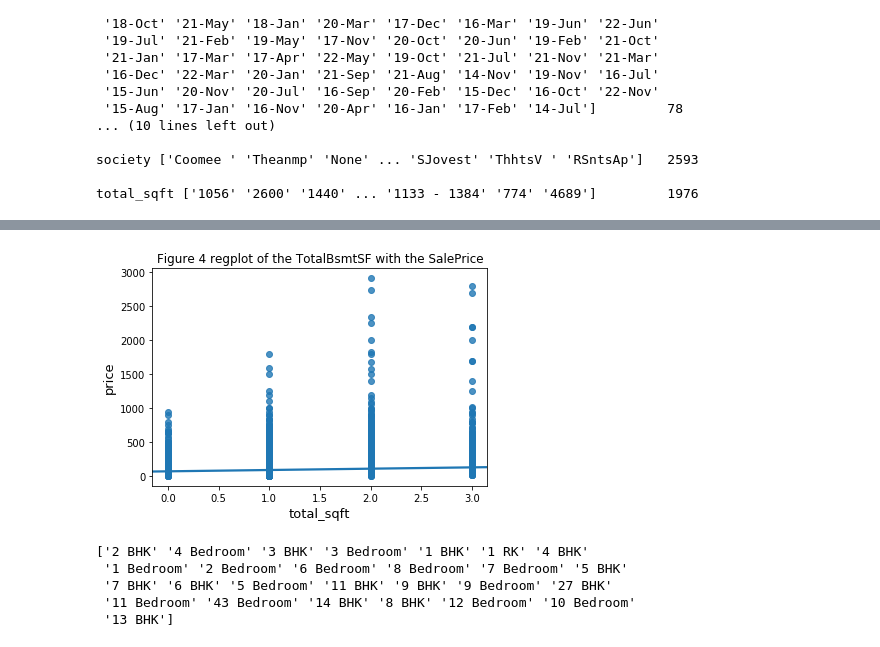
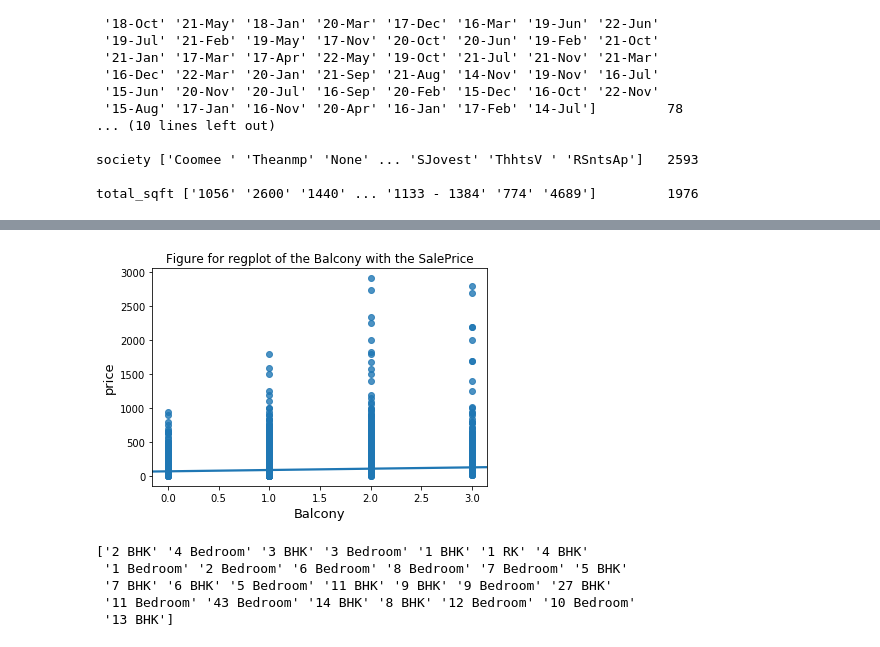
Before and after one commit to MDM0764/Bangalore-House-Price-Prediction, a Jupyter notebook: Bangalore_prediction.ipynb, the cells around one changed output, grey strips where cells are left out. Cells and saved outputs as stored; diff of their text form; code cells hidden in the pictures.

```diff
--- a/Bangalore_prediction.ipynb
+++ b/Bangalore_prediction.ipynb
@@ -171,12 +188,12 @@ plt.show()
 # %%
 ax = sns.regplot(x=data_train['balcony'], y=data_train['price'])
 plt.ylabel('price', fontsize= 13)
 
-plt.xlabel('total_sqft', fontsize= 13)
-plt.title('Figure 4 regplot of the TotalBsmtSF with the SalePrice', fontsize= 12);
+plt.xlabel('Balcony', fontsize= 13)
+plt.title('Figure for regplot of the Balcony with the SalePrice', fontsize= 12);
 plt.show()
 # %% [output]
-[figure, old version]
+[figure, new version]
 # %%
 print(data_train['size'].unique())
 len(data_train['size'].unique())
```
Also changed, not shown: parts of 17 cells of this notebook.
